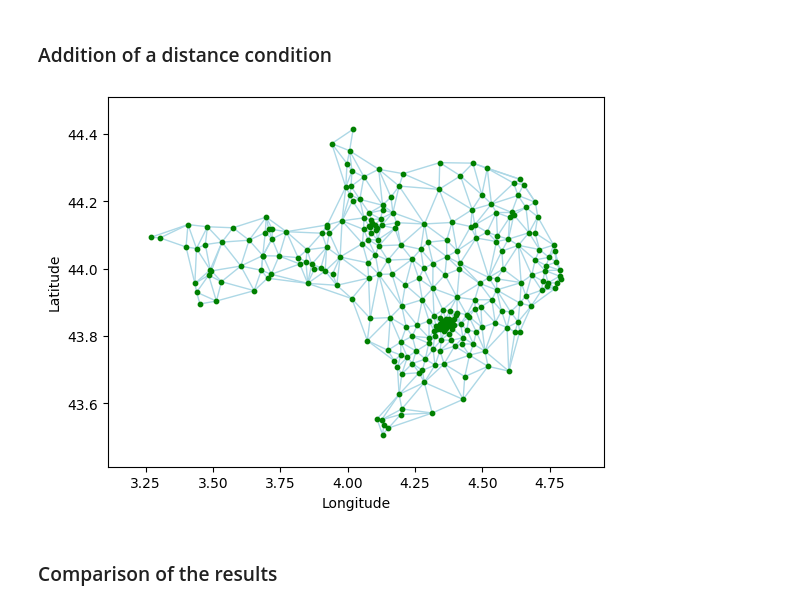
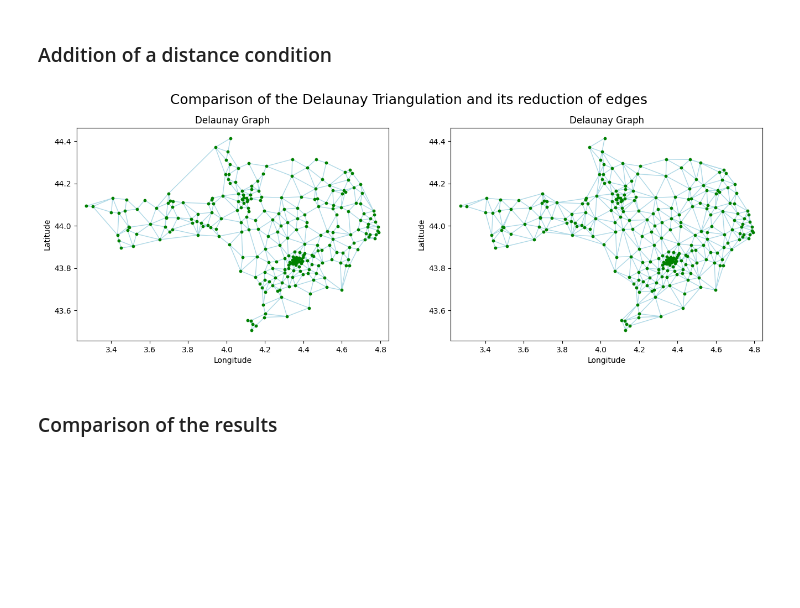
Before and after one commit to pmehaud/internship_cvut_2024, a Jupyter notebook: delaunay-voronoy/neighbours_delaunay.ipynb, the cells around one changed output. Saved outputs shown, nothing was run; the diff lists cells and outputs as text; code cells hidden in the pictures; blank space fills up the shorter version.

Commit message:
Implementation of the quadrant criteria (todo : code cleaning)

```diff
--- a/delaunay-voronoy/neighbours_delaunay.ipynb
+++ b/delaunay-voronoy/neighbours_delaunay.ipynb
@@ -55,0 +84,3 @@ def delaunay_to_graph(delaunay_triangulation):
+# %%
+station_index = 90000
+ref_point = [df.at[station_index, 'longitude'], df.at[station_index, 'latitude']]
@@ -56,3 +114,27 @@ def delaunay_to_graph(delaunay_triangulation):
+# %%
+# here we are removing all the edges with that are longer than max_distance
+def quadrant_criteria(G, pos, df):
+    """ Removes all the edges of G wich are longer than max_distance.
+
+        Parameters
+        ----------
+        G : Graph
+            A Networkx Graph graph.
+        pos : dict
+            The position of G's nodes.
+    """
+    for node in pos.values():
+        data_60, data_120, data_180, data_240, data_300, data_360 = create_6_quadrants(node, df)
+        NN = set()
+        NN.add(tuple(nearestNeighbour_in_quadrant(node, data_60)))
+        NN.add(tuple(nearestNeighbour_in_quadrant(node, data_120)))
+        NN.add(tuple(nearestNeighbour_in_quadrant(node, data_180)))
+        NN.add(tuple(nearestNeighbour_in_quadrant(node, data_240)))
+        NN.add(tuple(nearestNeighbour_in_quadrant(node, data_300)))
+        NN.add(tuple(nearestNeighbour_in_quadrant(node, data_360)))
+        for edge in G.edges:
+            if((pos[edge[0]]==node).all() and (tuple(pos[edge[1]]) not in NN)):
+                G.remove_edges_from([edge])
 # %% [markdown]
 ## Plotting methods
 
@@ -260,11 +318,21 @@ def distance_criteria(G, pos, max_distance=15):
     for edge in G.edges:
         if(distance_geographique(pos[edge[0]],pos[edge[1]]) > max_distance):
             G.remove_edges_from([edge])
-# %%
-distance_criteria(G,pos)
-plot_graph(G,pos)
-# %% [output]
-[figure, removed]
+# %%
+G_dist, pos_dist = delaunay_to_graph(delaunay_gard_free)
+G_quad, pos_quad = delaunay_to_graph(delaunay_gard_free)
+distance_criteria(G_dist,pos_dist)
+quadrant_criteria(G_quad,pos_quad,df_gard_free)
+# plot_graph(G,pos)
+
+fig, axs = plt.subplots(ncols=2, figsize=(16,5))
+# plot_delaunay(delaunay_gard_free,ax=axs[0],show=False)
+plot_graph(G_quad,pos_quad,ax=axs[0],show=False)
+plot_graph(G_dist,pos_dist,ax=axs[1],show=False)
+fig.suptitle("Comparison of the Delaunay Triangulation and its reduction of edges", fontsize=18, va='center')
+plt.show()
+# %% [output]
+[figure, added]
 # %% [markdown]
 ### Comparison of the results
 # %%
```
Also changed, not shown: parts of 7 cells of this notebook.
